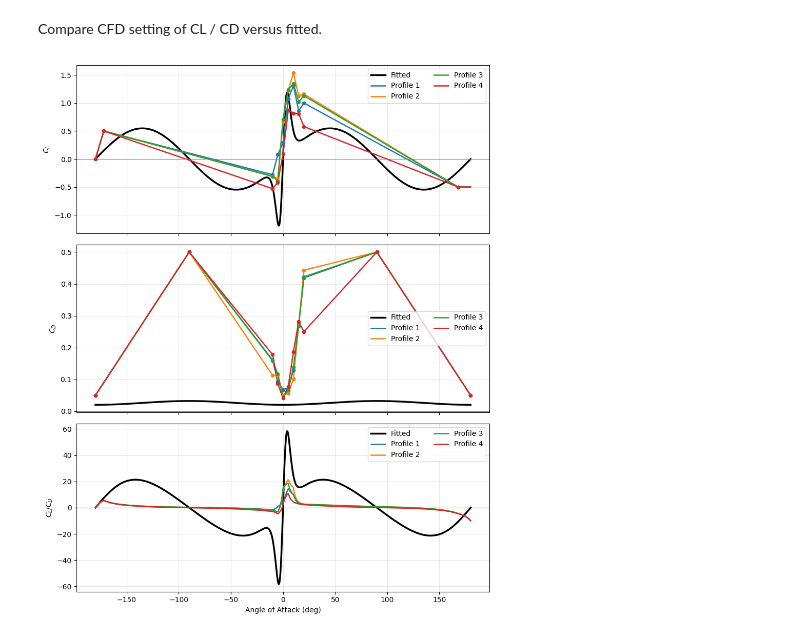
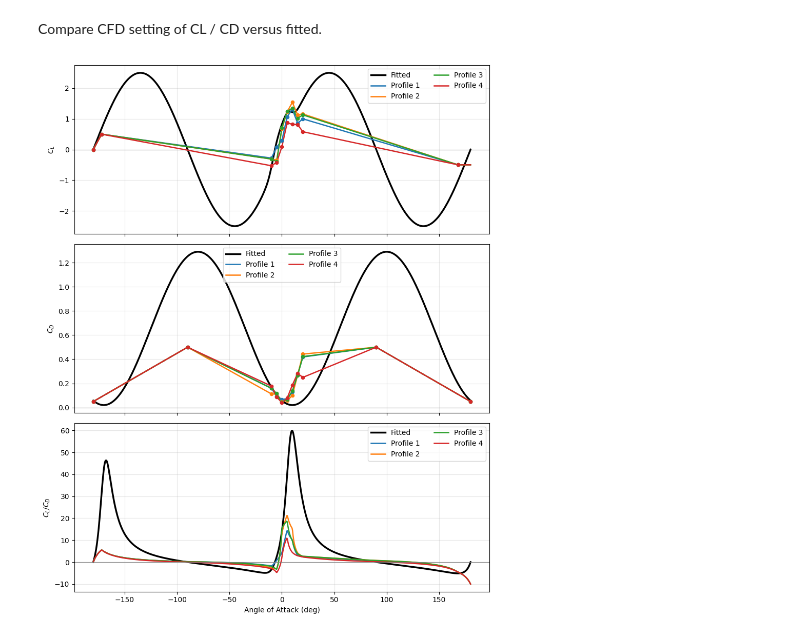
Before and after one commit to zzzzzzhym/aerial_robot_testbed, a Jupyter notebook: inflow_model/airfoil/airfoil_users_guide.ipynb, the cells around one changed output. Drawn from its saved outputs; the diff is of its cells as text; code cells hidden in the pictures.

```diff
--- a/inflow_model/airfoil/airfoil_users_guide.ipynb
+++ b/inflow_model/airfoil/airfoil_users_guide.ipynb
@@ -157,7 +157,10 @@ alpha_rad = np.radians(alpha_deg)
 # Fitted model
 # coeff = aero_coeff.Coeffecients(cl_1=8.0, cl_2=1.0, cd=3.0, alpha_0=np.deg2rad(10), alpha_l0=np.deg2rad(4))   # visual best fit
 # coeff = aero_coeff.Coeffecients(cl_1=19.788, cl_2=4.183, cd=0.011, alpha_0=np.deg2rad(5.989), alpha_l0=np.deg2rad(4))
-coeff = aero_coeff.Coeffecients(cl_1=49.995, cl_2=3.651*0.3, cd=0.012, alpha_0=np.deg2rad(2.537), alpha_l0=np.deg2rad(0))
+# coeff = aero_coeff.Coeffecients(cl_1=49.995, cl_2=3.651*0.3, cd=0.012, alpha_0=np.deg2rad(2.537), alpha_l0=np.deg2rad(0))
+coeff = aero_coeff.Coeffecients(
+    cl_1=5.472, cl_2=5.004, cd=1.270, alpha_0=np.deg2rad(8.873), alpha_zero_lift=-np.deg2rad(8.966), alpha_d_min=np.deg2rad(9.968)
+    )
 cl_fitted = coeff.get_cl(alpha_rad)
 cd_fitted = coeff.get_cd(alpha_rad, 10, 0.1)
 
@@ -228,31 +231,31 @@ for profile in profiles:
         np.degrees(aoa_cl),
         cl_data,
         color=color,
         s=20,
         zorder=3,
     )
 
     axs[1].scatter(
         np.degrees(aoa_cd),
         cd_data,
         color=color,
         s=20,
         zorder=3,
     )
 
 # Formatting
 y_labels = [r"$C_L$", r"$C_D$", r"$C_L/C_D$"]
 
 for ax, ylabel in zip(axs, y_labels):
     ax.axhline(0.0, color="gray", linewidth=0.8)
     ax.set_ylabel(ylabel)
     ax.grid(True, alpha=0.3)
     ax.legend(ncol=2)
 
 axs[2].set_xlabel("Angle of Attack (deg)")
 # axs[2].set_xlim(-60.0, 60.0)
 
 plt.tight_layout()
 plt.show()
 # %% [output]
-[figure, old version]
+[figure, new version]
```
Also changed, not shown: 4 other files.
